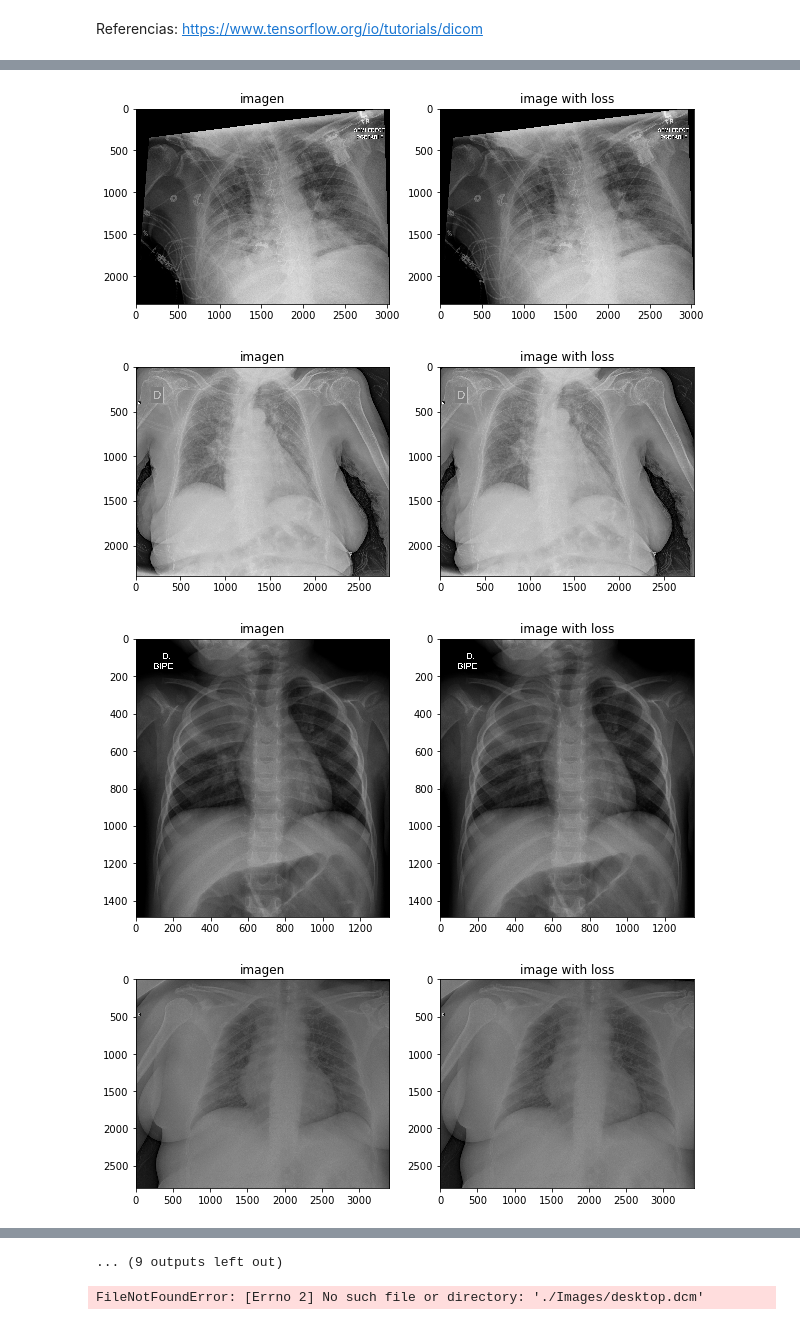
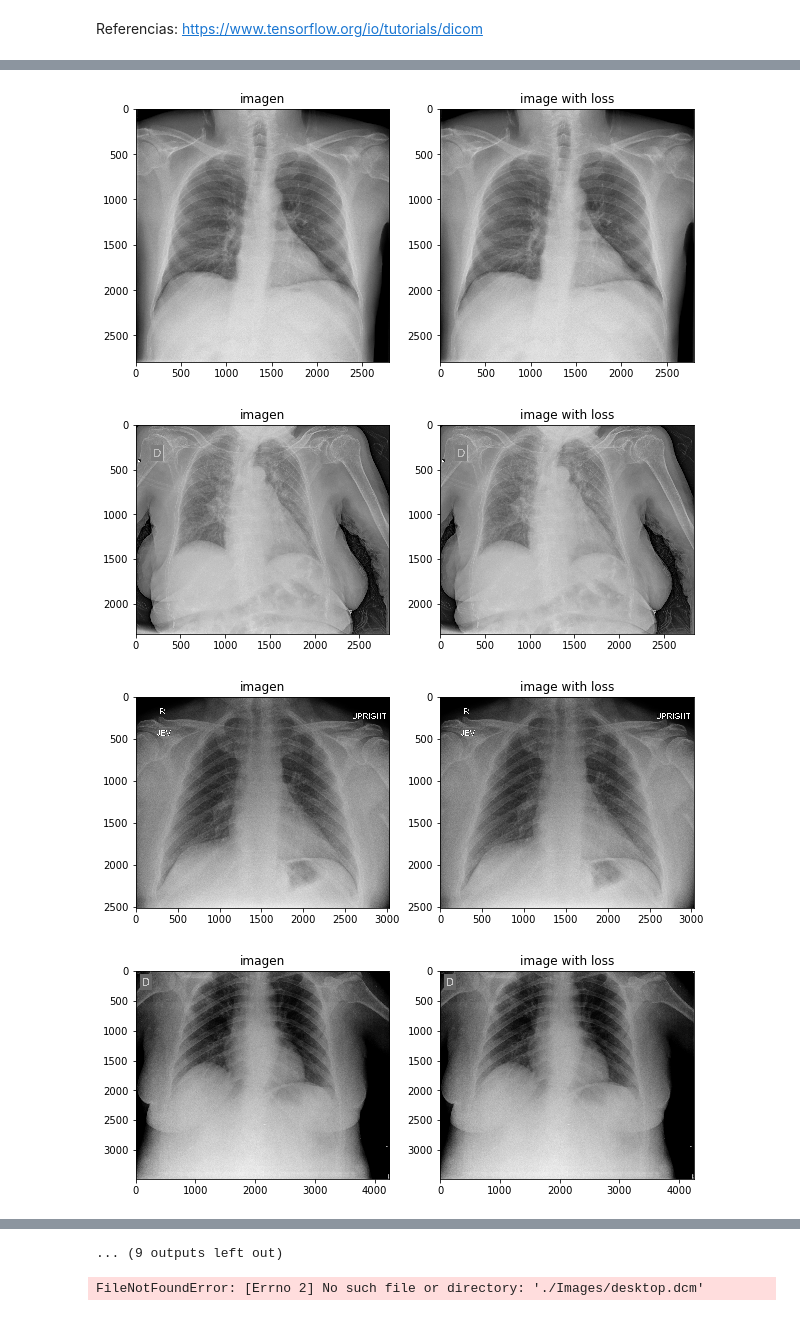
Before and after one commit to Crismaria11/Proyecto2_DS, a Jupyter notebook: Proyecto2_DS.ipynb, the cells around one changed output, grey strips where cells are left out. Saved outputs shown, nothing was run; the diff lists cells and outputs as text; code cells hidden in the pictures.

```diff
--- a/Proyecto2_DS.ipynb
+++ b/Proyecto2_DS.ipynb
@@ -400,21 +402,22 @@ ax.bar_label(ax.containers[0])
 # %% [markdown]
 Referencias: https://www.tensorflow.org/io/tutorials/dicom
 # %%
-i = 1
-while(i < 21):
-    image_sample = tf.io.read_file('./Images/{}.dcm'.format(i))
+for n in os.listdir('./Images'):
+    if n == 'desktop.ini':
+        nada=0
+    else:
+        image_sample = tf.io.read_file("./Images/{}".format(n))
 
-    img = tfio.image.decode_dicom_image(image_sample, dtype=tf.uint16)
+        img = tfio.image.decode_dicom_image(image_sample, dtype=tf.uint16)
 
-    sk = tfio.image.decode_dicom_image(image_sample, on_error='skip', dtype=tf.uint8)
+        sk = tfio.image.decode_dicom_image(image_sample, on_error='skip', dtype=tf.uint8)
 
-    image_with_loss = tfio.image.decode_dicom_image(image_sample, scale='auto', on_error='lossy', dtype=tf.uint8)
+        image_with_loss = tfio.image.decode_dicom_image(image_sample, scale='auto', on_error='lossy', dtype=tf.uint8)
 
 
-    fig, axes = plt.subplots(1,2, figsize=(10,10))
-    axes[0].imshow(np.squeeze(img.numpy()), cmap='gray')
-    axes[0].set_title('imagen')
-    axes[1].imshow(np.squeeze(image_with_loss.numpy()), cmap='gray')
-    axes[1].set_title('image with loss')
-    i+=1
+        fig, axes = plt.subplots(1,2, figsize=(10,10))
+        axes[0].imshow(np.squeeze(img.numpy()), cmap='gray')
+        axes[0].set_title('imagen')
+        axes[1].imshow(np.squeeze(image_with_loss.numpy()), cmap='gray')
+        axes[1].set_title('image with loss')
 # %% [output]
@@ -438,4 +441,4 @@ W: DcmMetaInfo: No Group Length available in Meta Information Header
-[figure, old version]
+[figure, new version]
 [figure]
-[figure, old version]
+[figure, new version]
-[figure, old version]
+[figure, new version]
```
Also changed, not shown: parts of 2 cells of this notebook, 20 other files.
